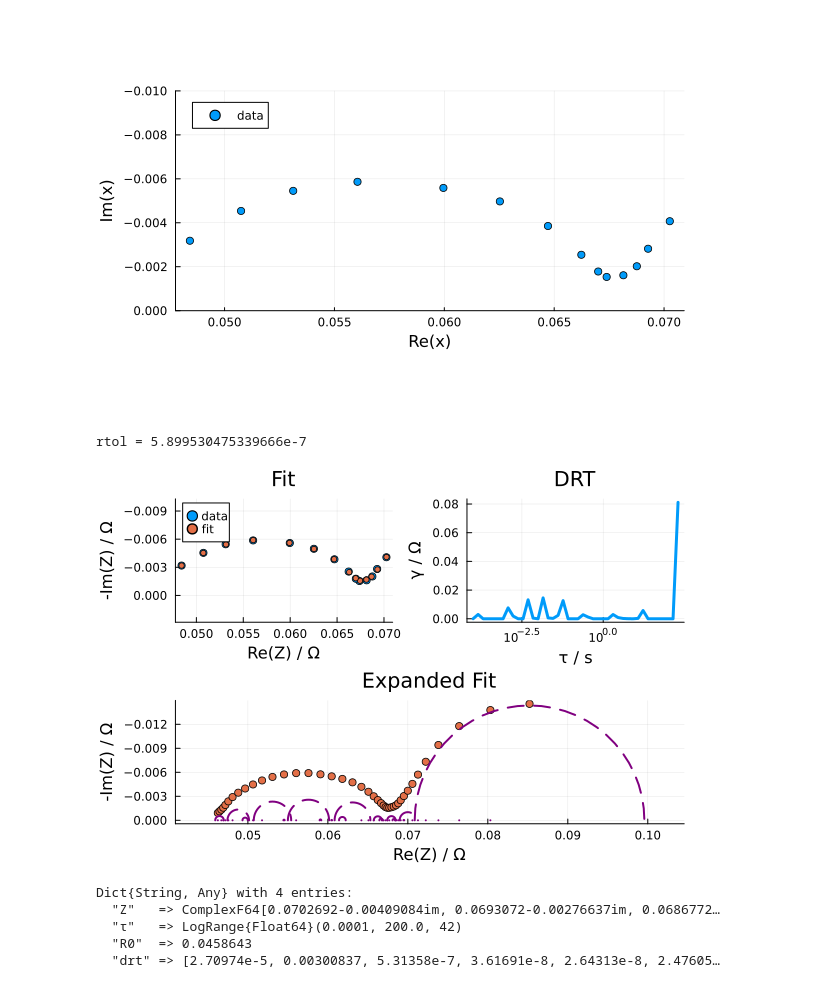
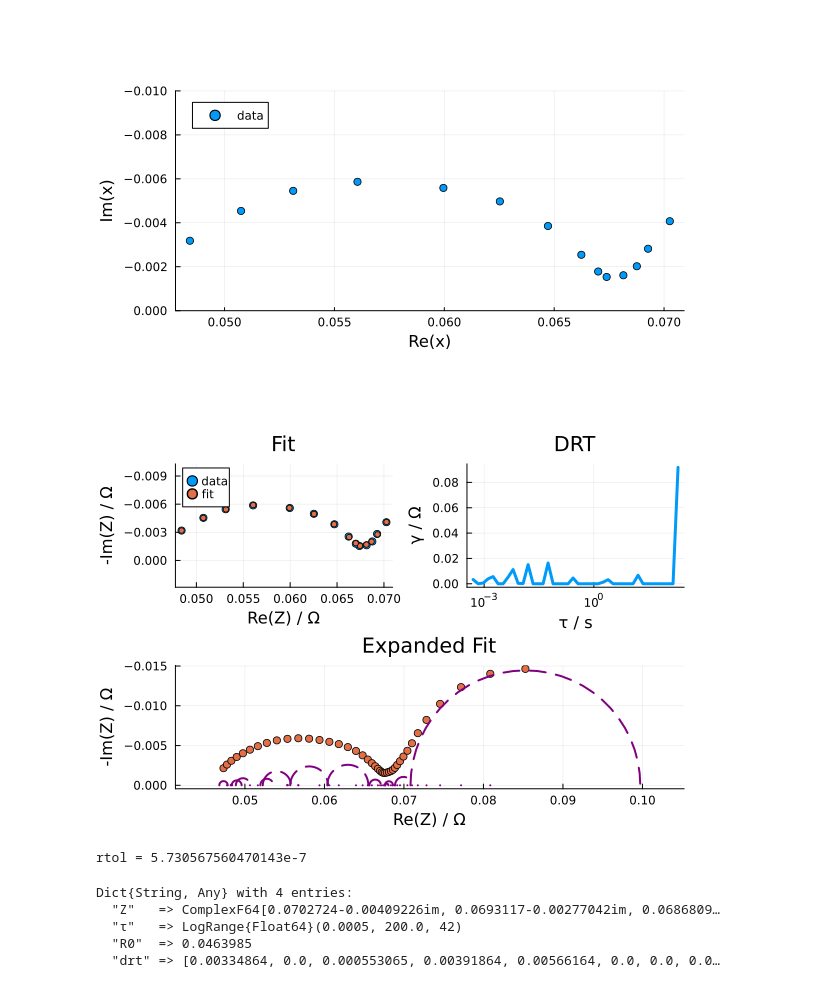
Before and after one commit to bdamerau/EISAnalysis.jl, a Jupyter notebook: Notebooks/DRT.ipynb, the cells around one changed output. Saved outputs shown, nothing was run; the diff lists cells and outputs as text; code cells hidden in the pictures.

```diff
--- a/Notebooks/DRT.ipynb
+++ b/Notebooks/DRT.ipynb
@@ -65,12 +69,12 @@ plot!(plt,ylims = (-0.01,0),yflip=true)
 # %% [output]
 [figure]
 # %%
-fit = compute_drt(ω_exp,Z_exp)
+fit = compute_drt(ω_exp,Z_exp;regularization=false)
 # %% [output]
+[figure, new version]
-rtol = 5.899530475339666e-7
+rtol = 5.730567560470143e-7
-[figure, old version]
 Dict{String, Any} with 4 entries:
-  "Z"   => ComplexF64[0.0702692-0.00409084im, 0.0693072-0.00276637im, 0.0686772…
-  "τ"   => LogRange{Float64}(0.0001, 200.0, 42)
-  "R0"  => 0.0458643
-  "drt" => [2.70974e-5, 0.00300837, 5.31358e-7, 3.61691e-8, 2.64313e-8, 2.47605…
+  "Z"   => ComplexF64[0.0702724-0.00409226im, 0.0693117-0.00277042im, 0.0686809…
+  "τ"   => LogRange{Float64}(0.0005, 200.0, 42)
+  "R0"  => 0.0463985
+  "drt" => [0.00334864, 0.0, 0.000553065, 0.00391864, 0.00566164, 0.0, 0.0, 0.0…
```
Also changed, not shown: parts of 3 cells of this notebook, 3 other files.
